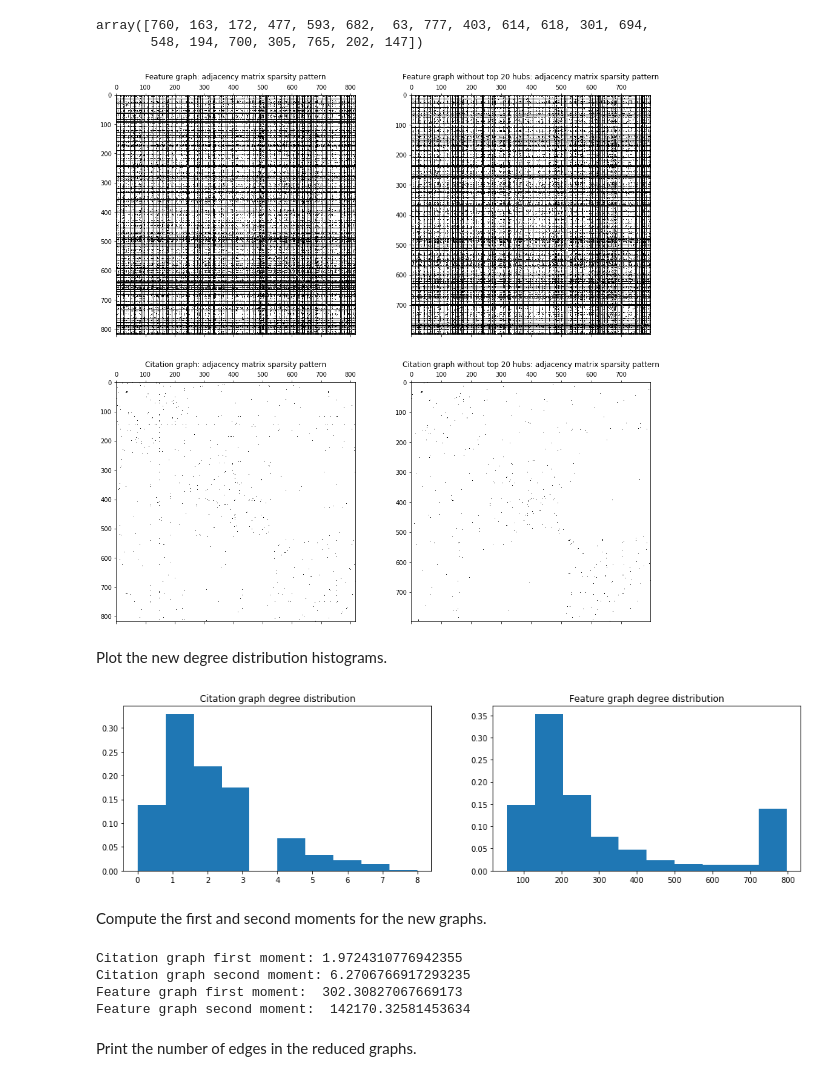
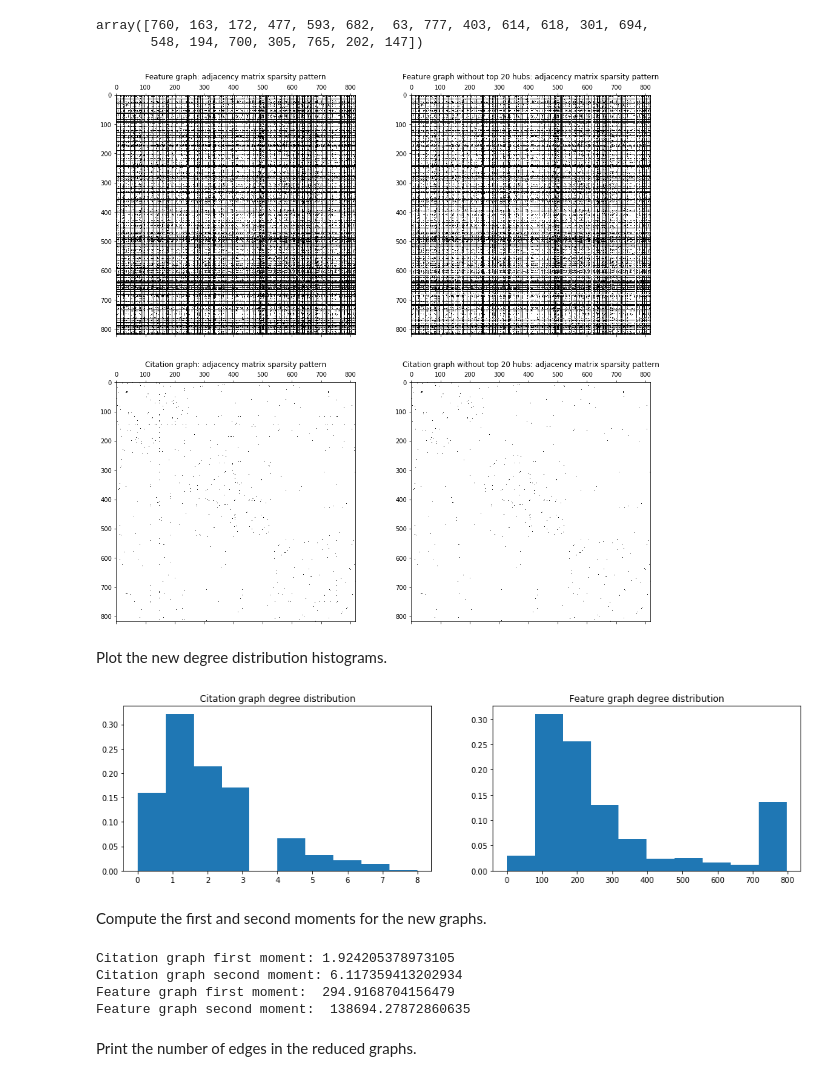
Before and after one commit to JelenaBanjac/network-science-and-graphs, a Jupyter notebook: 1_network_science.ipynb, the cells around one changed output. Cells and saved outputs as stored; diff of their text form; code cells hidden in the pictures.

```diff
--- a/1_network_science.ipynb
+++ b/1_network_science.ipynb
@@ -226,24 +241,31 @@ feature_hubs
 # %% [output]
 array([760, 163, 172, 477, 593, 682,  63, 777, 403, 614, 618, 301, 694,
        548, 194, 700, 305, 765, 202, 147])
+# %%
+def remove_hub_edges(A, hubs):
+    A_new = np.copy(A)
+    for h in hubs:
+        A_new[h,:] = np.zeros(A_new[h,:].shape)
+        A_new[:,h] = np.zeros(A_new[:,h].shape)
+    return A_new
 # %%
 feature_hubs = np.argsort(degrees_feature)[-20:]
 citation_hubs = np.argsort(degrees_citation)[-20:]
 
-reduced_A_feature = np.delete(np.delete(A_feature, feature_hubs, 0), feature_hubs, 1)
-reduced_A_citation = np.delete(np.delete(A_citation, citation_hubs, 0), citation_hubs, 1)
+reduced_A_feature = remove_hub_edges(A_feature, feature_hubs) #np.delete(np.delete(A_feature, feature_hubs, 0), feature_hubs, 1)
+reduced_A_citation = remove_hub_edges(A_citation, citation_hubs) #np.delete(np.delete(A_citation, citation_hubs, 0), citation_hubs, 1)
 
 fig, axes = plt.subplots(2, 2, figsize=(16, 16))
 axes[0, 0].set_title('Feature graph: adjacency matrix sparsity pattern')
 axes[0, 0].spy(A_feature);
 axes[0, 1].set_title('Feature graph without top 20 hubs: adjacency matrix sparsity pattern')
 axes[0, 1].spy(reduced_A_feature);
 axes[1, 0].set_title('Citation graph: adjacency matrix sparsity pattern')
 axes[1, 0].spy(A_citation);
 axes[1, 1].set_title('Citation graph without top 20 hubs: adjacency matrix sparsity pattern')
 axes[1, 1].spy(reduced_A_citation);
 # %% [output]
-[figure, old version]
+[figure, new version]
 # %% [markdown]
 Plot the new degree distribution histograms.
 # %%
@@ -258,7 +280,7 @@ axes[0].hist(reduced_degrees_cit, weights=deg_hist_normalization);
 axes[1].set_title('Feature graph degree distribution')
 axes[1].hist(reduced_degrees_feat, weights=deg_hist_normalization);
 # %% [output]
-[figure, old version]
+[figure, new version]
 # %% [markdown]
 Compute the first and second moments for the new graphs.
 # %%
@@ -273,10 +295,10 @@ print("Citation graph second moment:", reduced_cit_moment_2)
 print("Feature graph first moment: ", reduced_feat_moment_1)
 print("Feature graph second moment: ", reduced_feat_moment_2)
 # %% [output]
-Citation graph first moment: 1.9724310776942355
-Citation graph second moment: 6.2706766917293235
-Feature graph first moment:  302.30827067669173
-Feature graph second moment:  142170.32581453634
+Citation graph first moment: 1.924205378973105
+Citation graph second moment: 6.117359413202934
+Feature graph first moment:  294.9168704156479
+Feature graph second moment:  138694.27872860635
 # %% [markdown]
 Print the number of edges in the reduced graphs.
 # %%
```
Also changed, not shown: parts of 34 cells of this notebook.
